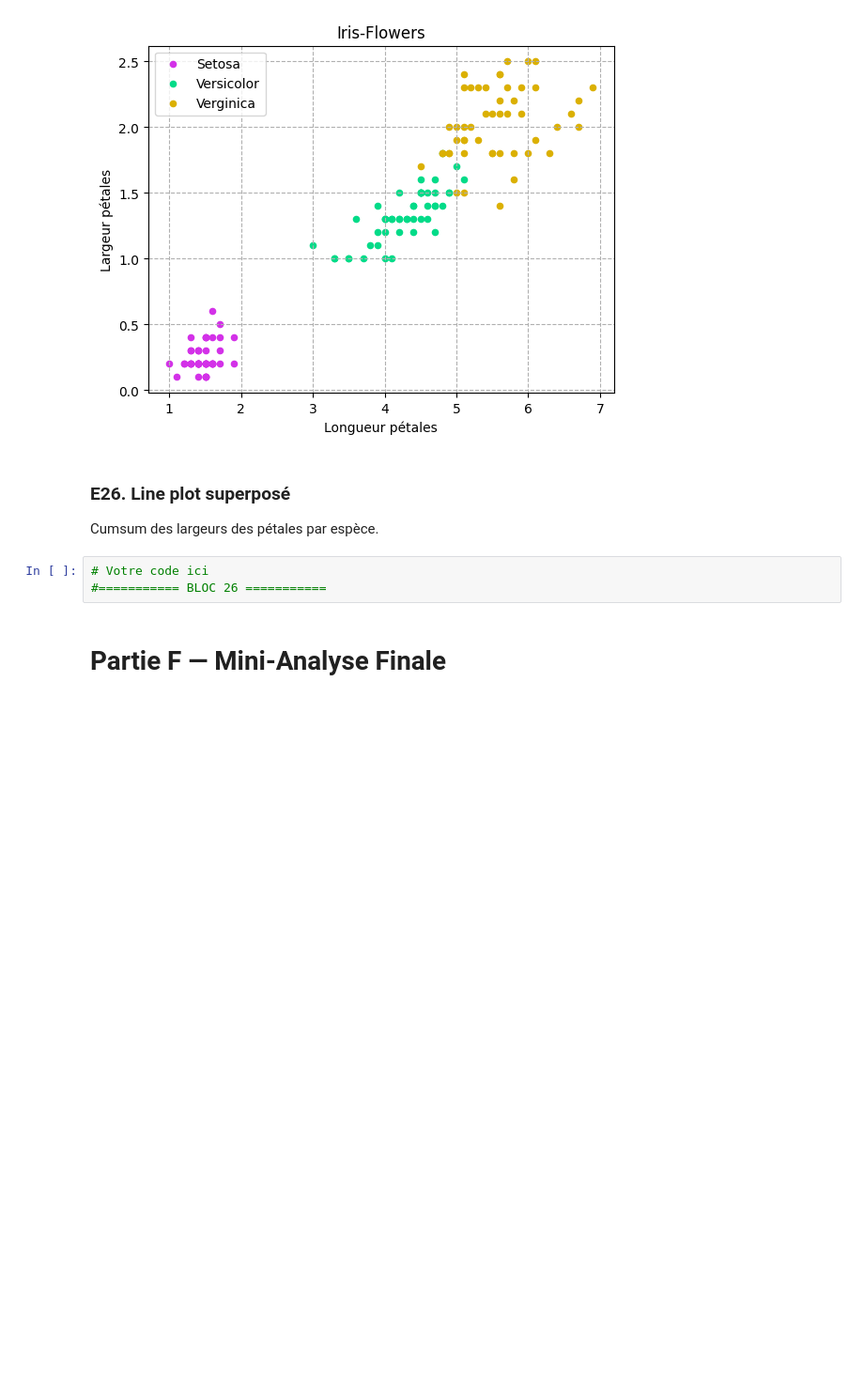
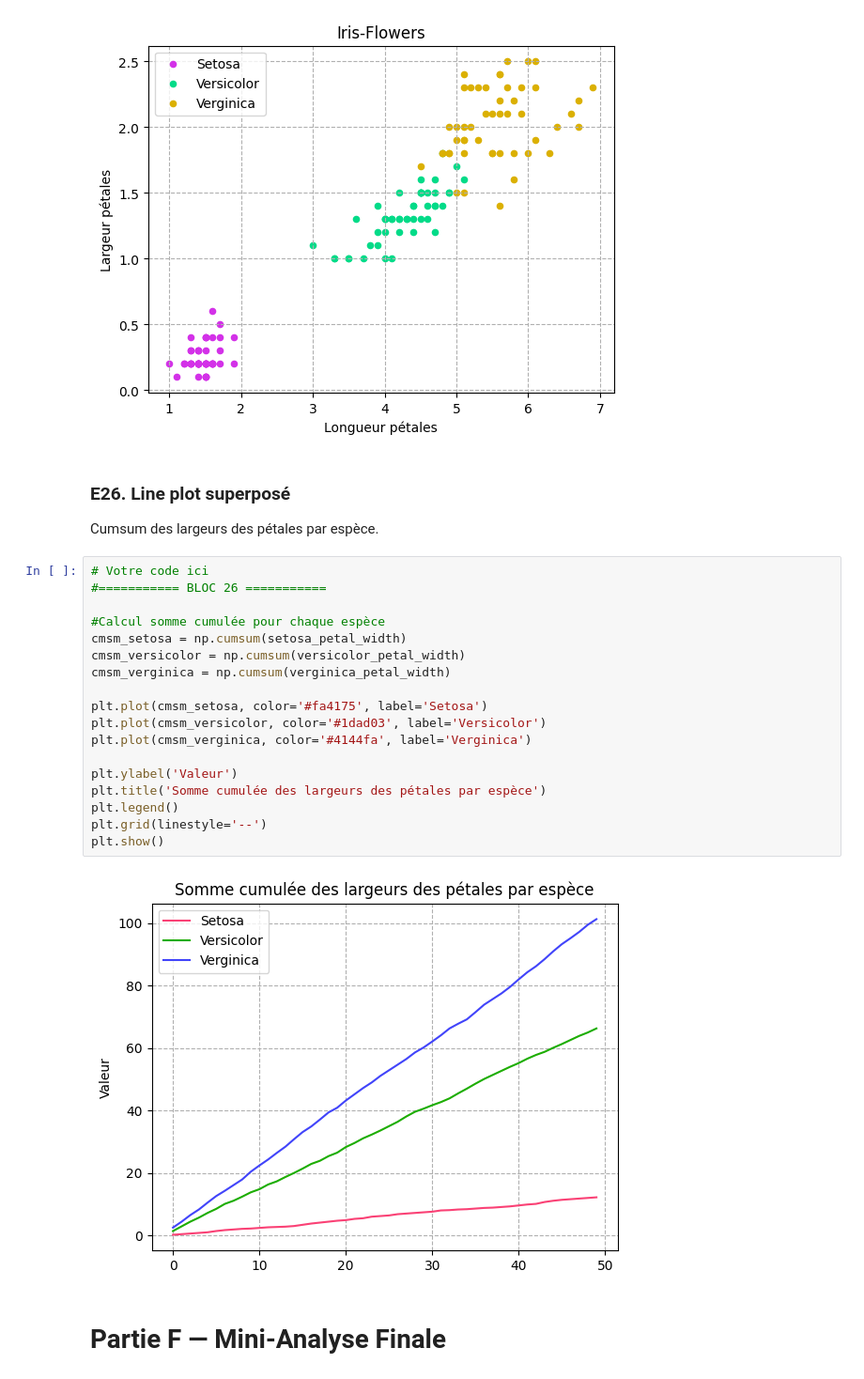
Before and after one commit to USMS-FPK-IA-GI-2025/controle-01-numpy-and-matplotlib-iris-Anam-Ayoub, a Jupyter notebook: notebooks/controle_numpy_matplotlib.ipynb, the cells around one changed output. Shown at 94% size. Saved outputs shown, nothing was run; the diff lists cells and outputs as text; blank space fills up the shorter version.

Commit message:
BLOC 26 done (colab)

```diff
--- a/notebooks/controle_numpy_matplotlib.ipynb
+++ b/notebooks/controle_numpy_matplotlib.ipynb
@@ -532,9 +532,26 @@ plt.show()
 # %% [markdown]
 ### **E26. Line plot superposé**
 Cumsum des largeurs des pétales par espèce.
-# %%
-# Votre code ici
-#=========== BLOC 26 ===========
+# %%
+# Votre code ici
+#=========== BLOC 26 ===========
+
+#Calcul somme cumulée pour chaque espèce
+cmsm_setosa = np.cumsum(setosa_petal_width)
+cmsm_versicolor = np.cumsum(versicolor_petal_width)
+cmsm_verginica = np.cumsum(verginica_petal_width)
+
+plt.plot(cmsm_setosa, color='#fa4175', label='Setosa')
+plt.plot(cmsm_versicolor, color='#1dad03', label='Versicolor')
+plt.plot(cmsm_verginica, color='#4144fa', label='Verginica')
+
+plt.ylabel('Valeur')
+plt.title('Somme cumulée des largeurs des pétales par espèce')
+plt.legend()
+plt.grid(linestyle='--')
+plt.show()
+# %% [output]
+[figure, added]
 # %% [markdown]
 # **Partie F — Mini-Analyse Finale**
 # %% [markdown]
```
Also changed, not shown: parts of 1 cell of this notebook.
